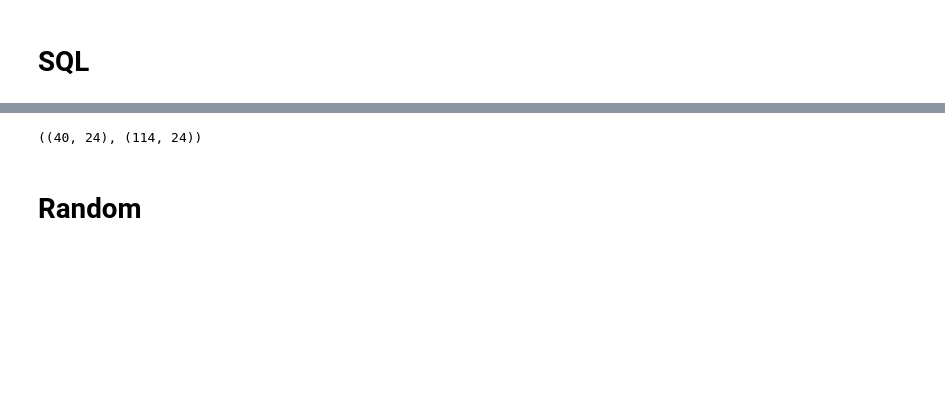
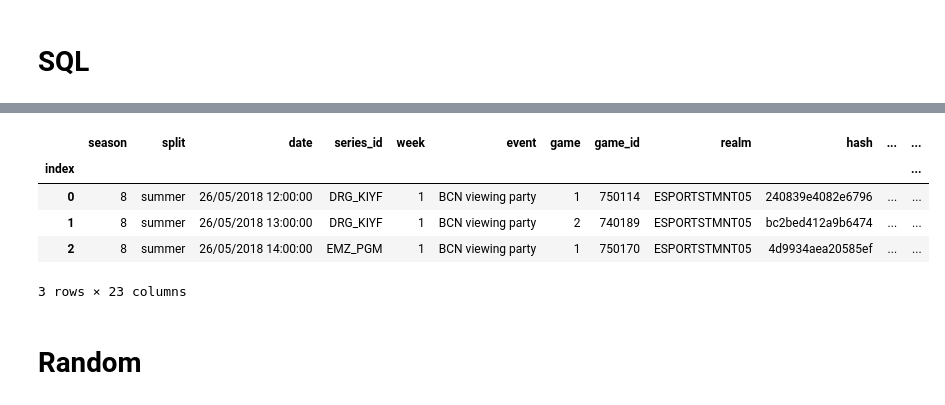
Before and after one commit to esports-bits/lol-data-solution, a Jupyter notebook: slds/db_test.ipynb, the cells around one changed output, grey strips where cells are left out. Cells and saved outputs as stored; diff of their text form; code cells hidden in the pictures; blank space fills up the shorter version.

```diff
--- a/slds/db_test.ipynb
+++ b/slds/db_test.ipynb
@@ -117,5 +73,5 @@ gid_realm_in(to_check, existing):
 # %%
 engine = create_engine(SQL_LEAGUES_ENGINE)
 cnx = engine.connect()
-slo_info_df = pd.read_sql_table(con=cnx, table_name='slo', index_col='index')
+sql_df = pd.read_sql_table(con=cnx, table_name='slo', index_col='index')
 cnx.close()
@@ -128,4 +78,9 @@ df = slo_info_df.loc[slo_info_df['gid_realm'].isin(ls1)]
-# %%
-df.shape, slo_info_df.shape
-# %% [output]
-((40, 24), (114, 24))
+# %%
+sql_df.head(3)
+# %% [output]
+|  | season | split | date | series_id | week | event | game | game_id | realm | hash | ... | ... |
+| index |  |  |  |  |  |  |  |  |  |  |  | ... |
+| 0 | 8 | summer | 26/05/2018 12:00:00 | DRG_KIYF | 1 | BCN viewing party | 1 | 750114 | ESPORTSTMNT05 | 240839e4082e6796 | ... | ... |
+| 1 | 8 | summer | 26/05/2018 13:00:00 | DRG_KIYF | 1 | BCN viewing party | 2 | 740189 | ESPORTSTMNT05 | bc2bed412a9b6474 | ... | ... |
+| 2 | 8 | summer | 26/05/2018 14:00:00 | EMZ_PGM | 1 | BCN viewing party | 1 | 750170 | ESPORTSTMNT05 | 4d9934aea20585ef | ... | ... |
+3 rows × 23 columns
```
Also changed, not shown: parts of 17 cells of this notebook, 2 other files.
